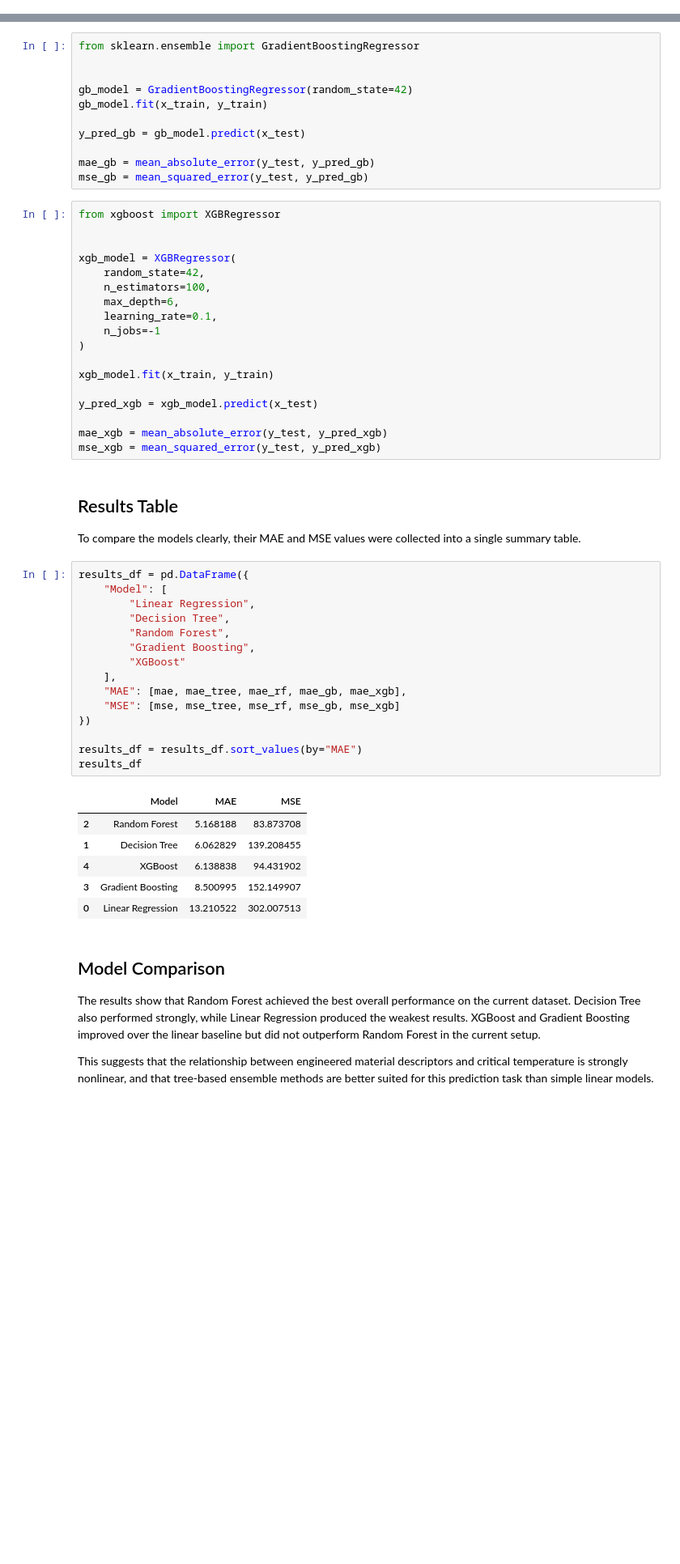
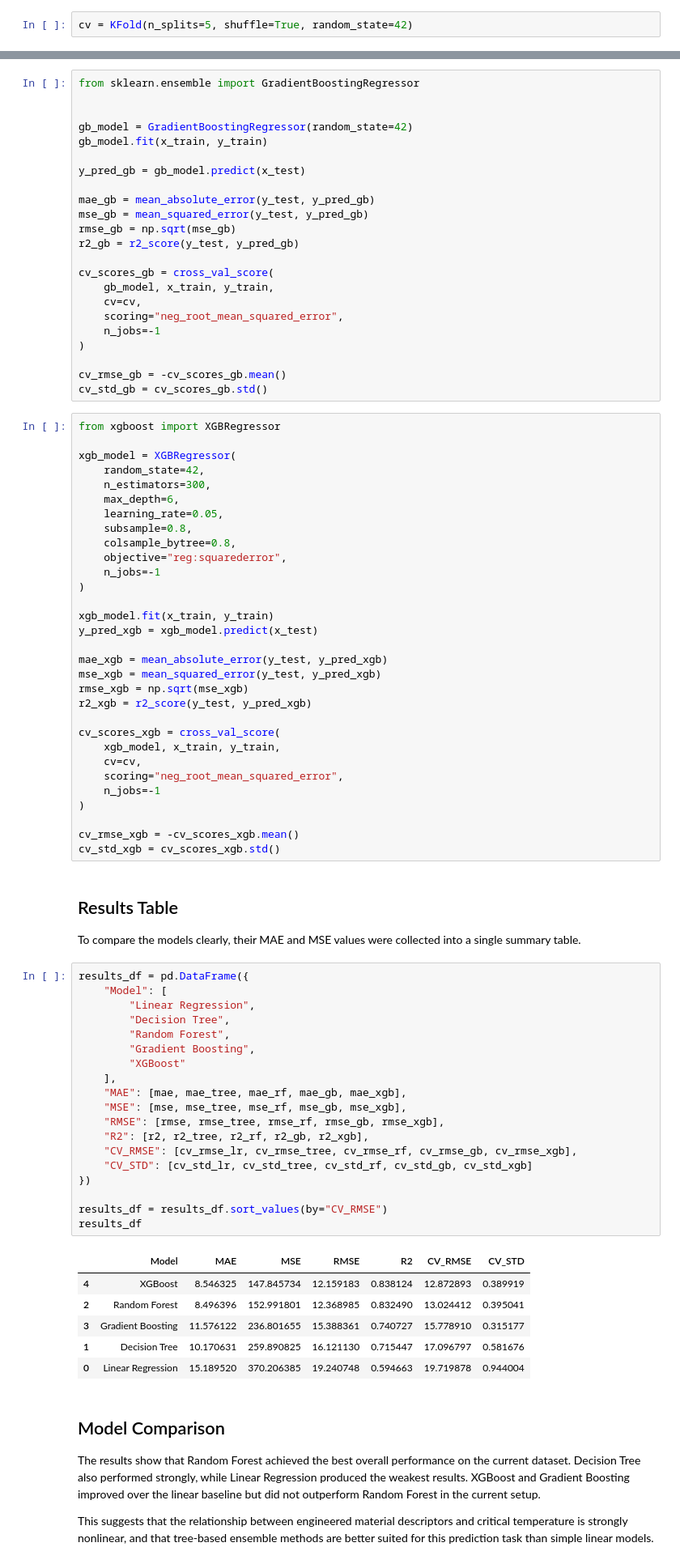
Before and after one commit to israfil-cur/predicting-superconducting-tc, a Jupyter notebook: predicting_critical_temperature_ml.ipynb, the cells around one changed output, grey strips where cells are left out. Shown at 81% size. Drawn from its saved outputs; the diff is of its cells as text; blank space fills up the shorter version.

```diff
--- a/predicting_critical_temperature_ml.ipynb
+++ b/predicting_critical_temperature_ml.ipynb
@@ -55,3 +57,5 @@ from sklearn.metrics import mean_absolute_error, mean_squared_error
+# %%
+cv = KFold(n_splits=5, shuffle=True, random_state=42)
 # %%
 from sklearn.linear_model import LinearRegression
 
@@ -96,24 +136,49 @@ y_pred_gb = gb_model.predict(x_test)
 
 mae_gb = mean_absolute_error(y_test, y_pred_gb)
 mse_gb = mean_squared_error(y_test, y_pred_gb)
+rmse_gb = np.sqrt(mse_gb)
+r2_gb = r2_score(y_test, y_pred_gb)
+
+cv_scores_gb = cross_val_score(
+    gb_model, x_train, y_train,
+    cv=cv,
+    scoring="neg_root_mean_squared_error",
+    n_jobs=-1
+)
+
+cv_rmse_gb = -cv_scores_gb.mean()
+cv_std_gb = cv_scores_gb.std()
 # %%
 from xgboost import XGBRegressor
 
-
 xgb_model = XGBRegressor(
     random_state=42,
-    n_estimators=100,
+    n_estimators=300,
     max_depth=6,
-    learning_rate=0.1,
+    learning_rate=0.05,
+    subsample=0.8,
+    colsample_bytree=0.8,
+    objective="reg:squarederror",
     n_jobs=-1
 )
 
 xgb_model.fit(x_train, y_train)
-
 y_pred_xgb = xgb_model.predict(x_test)
 
 mae_xgb = mean_absolute_error(y_test, y_pred_xgb)
 mse_xgb = mean_squared_error(y_test, y_pred_xgb)
+rmse_xgb = np.sqrt(mse_xgb)
+r2_xgb = r2_score(y_test, y_pred_xgb)
+
+cv_scores_xgb = cross_val_score(
+    xgb_model, x_train, y_train,
+    cv=cv,
+    scoring="neg_root_mean_squared_error",
+    n_jobs=-1
+)
+
+cv_rmse_xgb = -cv_scores_xgb.mean()
+cv_std_xgb = cv_scores_xgb.std()
 # %% [markdown]
 ## Results Table
 
@@ -121,25 +186,29 @@ To compare the models clearly, their MAE and MSE values were collected into a si
 # %%
 results_df = pd.DataFrame({
     "Model": [
         "Linear Regression",
         "Decision Tree",
         "Random Forest",
         "Gradient Boosting",
         "XGBoost"
     ],
     "MAE": [mae, mae_tree, mae_rf, mae_gb, mae_xgb],
-    "MSE": [mse, mse_tree, mse_rf, mse_gb, mse_xgb]
+    "MSE": [mse, mse_tree, mse_rf, mse_gb, mse_xgb],
+    "RMSE": [rmse, rmse_tree, rmse_rf, rmse_gb, rmse_xgb],
+    "R2": [r2, r2_tree, r2_rf, r2_gb, r2_xgb],
+    "CV_RMSE": [cv_rmse_lr, cv_rmse_tree, cv_rmse_rf, cv_rmse_gb, cv_rmse_xgb],
+    "CV_STD": [cv_std_lr, cv_std_tree, cv_std_rf, cv_std_gb, cv_std_xgb]
 })
 
-results_df = results_df.sort_values(by="MAE")
+results_df = results_df.sort_values(by="CV_RMSE")
 results_df
 # %% [output]
-|  | Model | MAE | MSE |
-| 2 | Random Forest | 5.168188 | 83.873708 |
-| 1 | Decision Tree | 6.062829 | 139.208455 |
-| 4 | XGBoost | 6.138838 | 94.431902 |
-| 3 | Gradient Boosting | 8.500995 | 152.149907 |
-| 0 | Linear Regression | 13.210522 | 302.007513 |
+|  | Model | MAE | MSE | RMSE | R2 | CV_RMSE | CV_STD |
+| 4 | XGBoost | 8.546325 | 147.845734 | 12.159183 | 0.838124 | 12.872893 | 0.389919 |
+| 2 | Random Forest | 8.496396 | 152.991801 | 12.368985 | 0.832490 | 13.024412 | 0.395041 |
+| 3 | Gradient Boosting | 11.576122 | 236.801655 | 15.388361 | 0.740727 | 15.778910 | 0.315177 |
+| 1 | Decision Tree | 10.170631 | 259.890825 | 16.121130 | 0.715447 | 17.096797 | 0.581676 |
+| 0 | Linear Regression | 15.189520 | 370.206385 | 19.240748 | 0.594663 | 19.719878 | 0.944004 |
 # %% [markdown]
 ## Model Comparison
 
```
Also changed, not shown: parts of 8 cells of this notebook.
